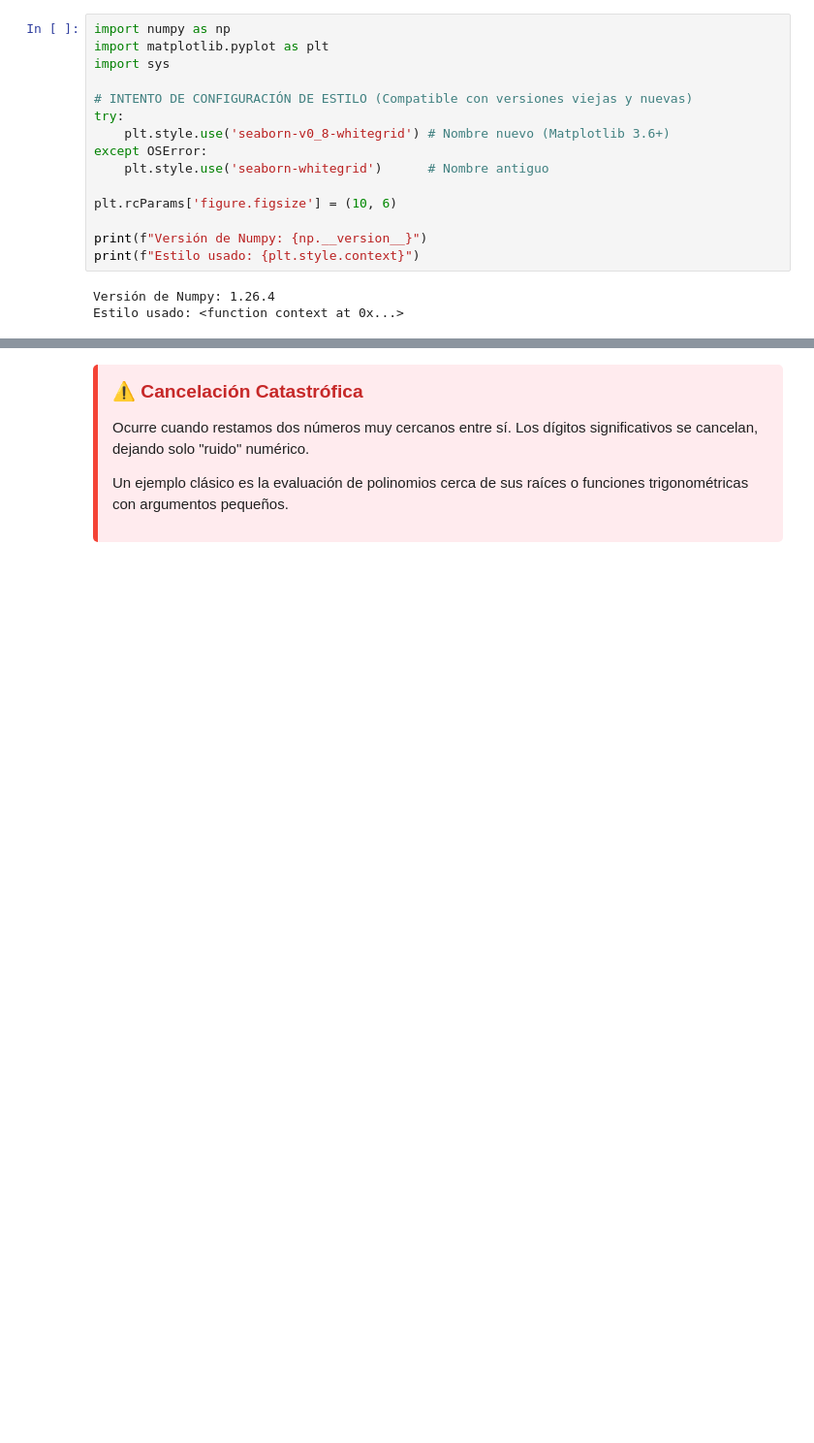
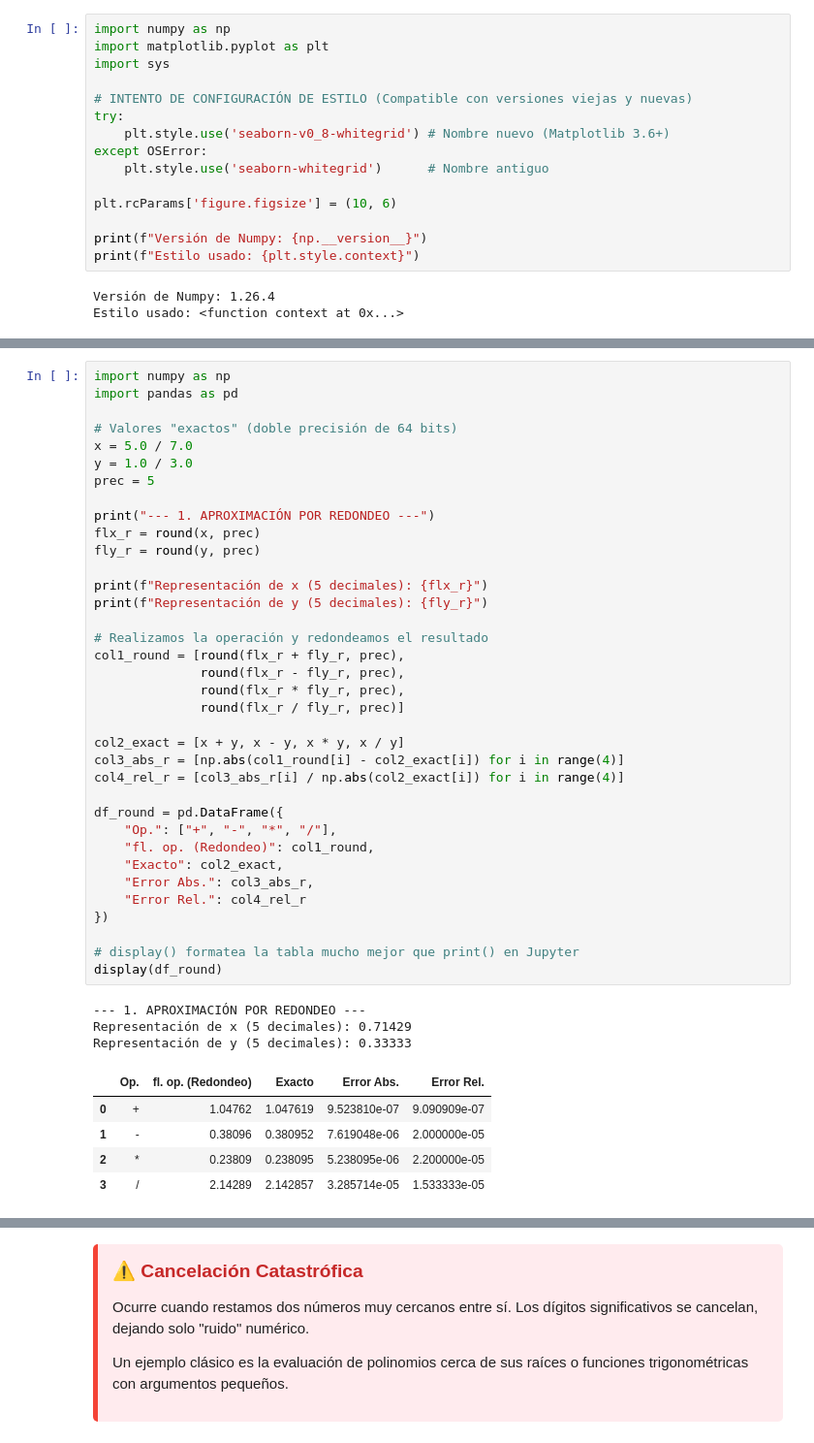
Before and after one commit to ManuelSanchezUribe/MAT2605_UC_labs, a Jupyter notebook: Lab01/lab01.ipynb, the cells around one changed output, grey strips where cells are left out. Shown at 97% size. Cells and saved outputs as stored; diff of their text form; blank space fills up the shorter version.

```diff
--- a/Lab01/lab01.ipynb
+++ b/Lab01/lab01.ipynb
@@ -102,0 +332,45 @@ Epsilon real (sys): 2.220446049250313e-16
+# %%
+import numpy as np
+import pandas as pd
+
+# Valores "exactos" (doble precisión de 64 bits)
+x = 5.0 / 7.0
+y = 1.0 / 3.0
+prec = 5
+
+print("--- 1. APROXIMACIÓN POR REDONDEO ---")
+flx_r = round(x, prec)
+fly_r = round(y, prec)
+
+print(f"Representación de x (5 decimales): {flx_r}")
+print(f"Representación de y (5 decimales): {fly_r}")
+
+# Realizamos la operación y redondeamos el resultado
+col1_round = [round(flx_r + fly_r, prec),
+              round(flx_r - fly_r, prec),
+              round(flx_r * fly_r, prec),
+              round(flx_r / fly_r, prec)]
+
+col2_exact = [x + y, x - y, x * y, x / y]
+col3_abs_r = [np.abs(col1_round[i] - col2_exact[i]) for i in range(4)]
+col4_rel_r = [col3_abs_r[i] / np.abs(col2_exact[i]) for i in range(4)]
+
+df_round = pd.DataFrame({
+    "Op.": ["+", "-", "*", "/"],
+    "fl. op. (Redondeo)": col1_round,
+    "Exacto": col2_exact,
+    "Error Abs.": col3_abs_r,
+    "Error Rel.": col4_rel_r
+})
+
+# display() formatea la tabla mucho mejor que print() en Jupyter
+display(df_round)
+# %% [output]
+--- 1. APROXIMACIÓN POR REDONDEO ---
+Representación de x (5 decimales): 0.71429
+Representación de y (5 decimales): 0.33333
+|  | Op. | fl. op. (Redondeo) | Exacto | Error Abs. | Error Rel. |
+| 0 | + | 1.04762 | 1.047619 | 9.523810e-07 | 9.090909e-07 |
+| 1 | - | 0.38096 | 0.380952 | 7.619048e-06 | 2.000000e-05 |
+| 2 | * | 0.23809 | 0.238095 | 5.238095e-06 | 2.200000e-05 |
+| 3 | / | 2.14289 | 2.142857 | 3.285714e-05 | 1.533333e-05 |
```
Also changed, not shown: parts of 22 cells of this notebook.
